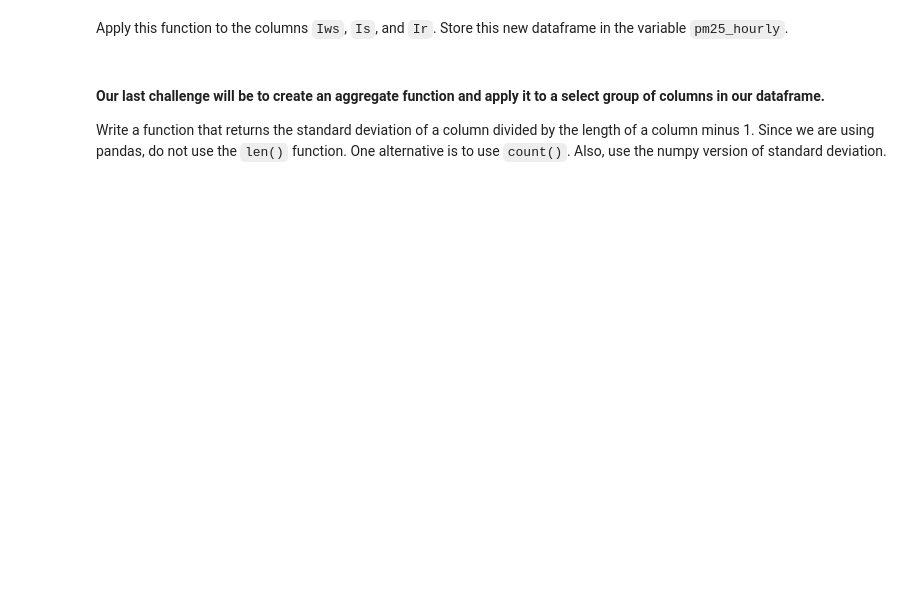
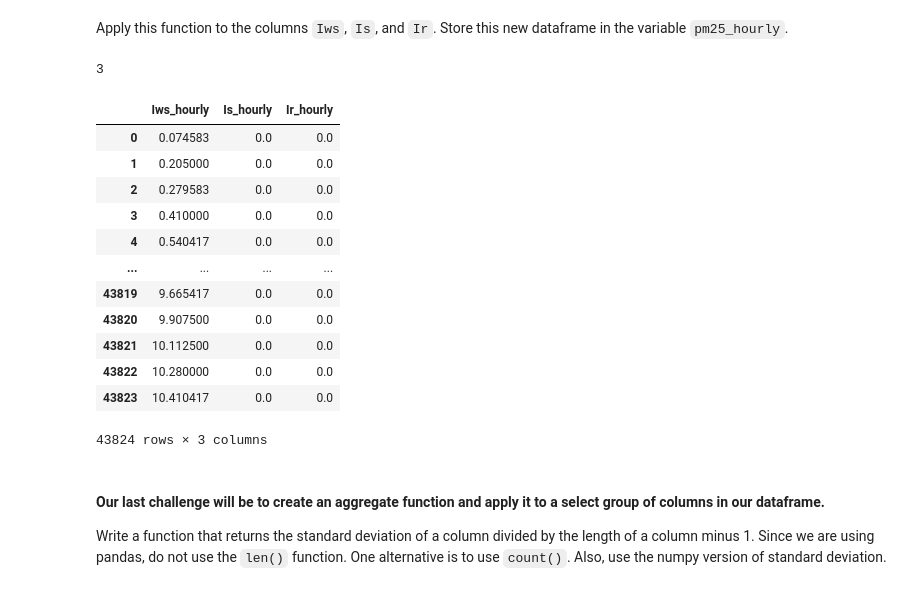
Before and after one commit to Ironhack-Data-Madrid-Octubre-2021/lab-map-filter-reduce, a Jupyter notebook: your-code/main.ipynb, the cells around one changed output. Drawn from its saved outputs; the diff is of its cells as text; code cells hidden in the pictures; blank space fills up the shorter version.

```diff
--- a/your-code/main.ipynb
+++ b/your-code/main.ipynb
@@ -287,3 +316,4 @@ def hourly(x):
     '''
 
     # your code here
+    return x/24
@@ -294,3 +342,26 @@ Apply this function to the columns `Iws`, `Is`, and `Ir`. Store this new datafra
+# %%
+# your code here
+
+pm25_hourly_list = [list(map(hourly,df['Iws'])),list(map(hourly,df['Is'])),list(map(hourly,df['Ir']))]
+print(len(pm25_hourly_list))
+col_names = ['Iws_hourly','Is_hourly','Ir_hourly']
+pm25_hourly = pandas.DataFrame(numpy.transpose(pm25_hourly_list), columns=col_names)
+pm25_hourly
+# %% [output]
+3
+|  | Iws_hourly | Is_hourly | Ir_hourly |
+| 0 | 0.074583 | 0.0 | 0.0 |
+| 1 | 0.205000 | 0.0 | 0.0 |
+| 2 | 0.279583 | 0.0 | 0.0 |
+| 3 | 0.410000 | 0.0 | 0.0 |
+| 4 | 0.540417 | 0.0 | 0.0 |
+| ... | ... | ... | ... |
+| 43819 | 9.665417 | 0.0 | 0.0 |
+| 43820 | 9.907500 | 0.0 | 0.0 |
+| 43821 | 10.112500 | 0.0 | 0.0 |
+| 43822 | 10.280000 | 0.0 | 0.0 |
+| 43823 | 10.410417 | 0.0 | 0.0 |
+43824 rows × 3 columns
 # %% [markdown]
 #### Our last challenge will be to create an aggregate function and apply it to a select group of columns in our dataframe.
 
```
Also changed, not shown: parts of 5 cells of this notebook, 1 other file.
